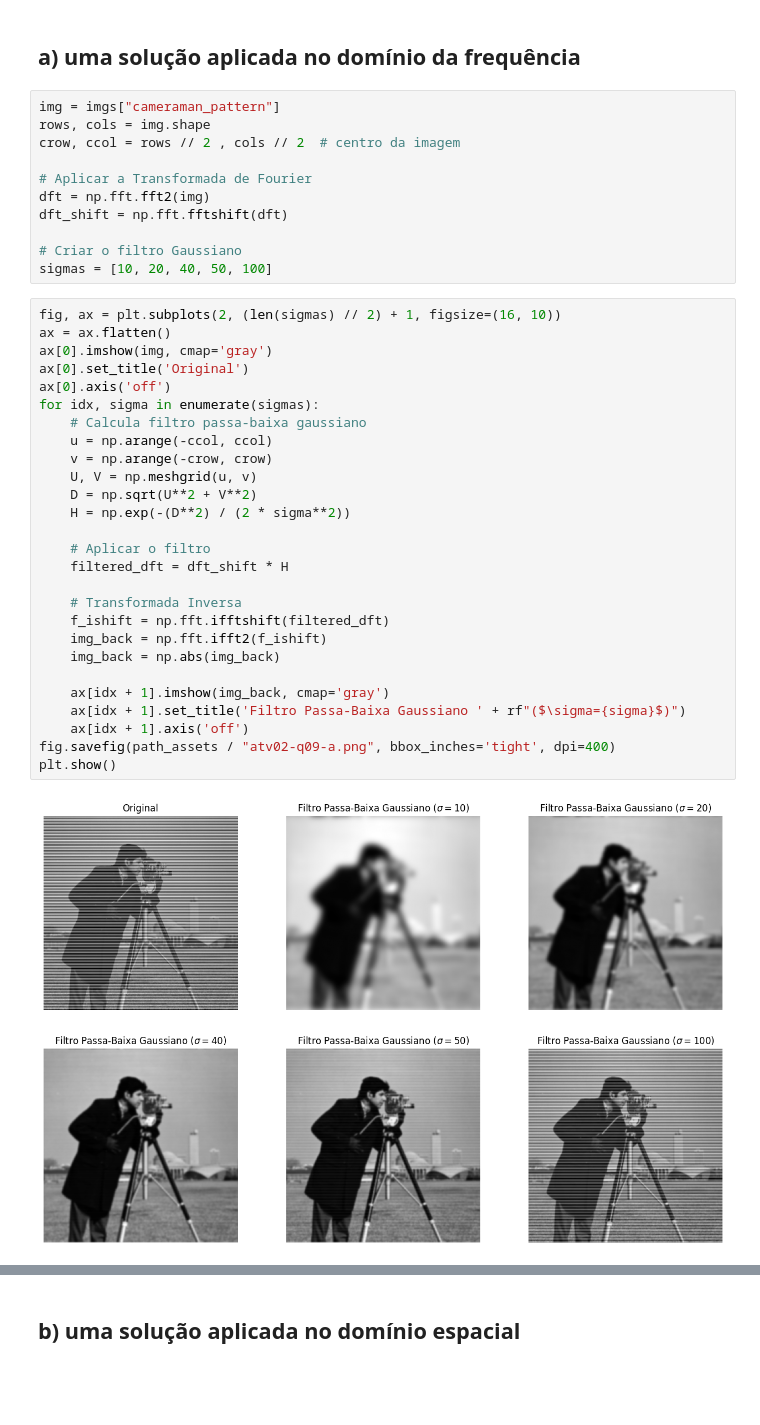
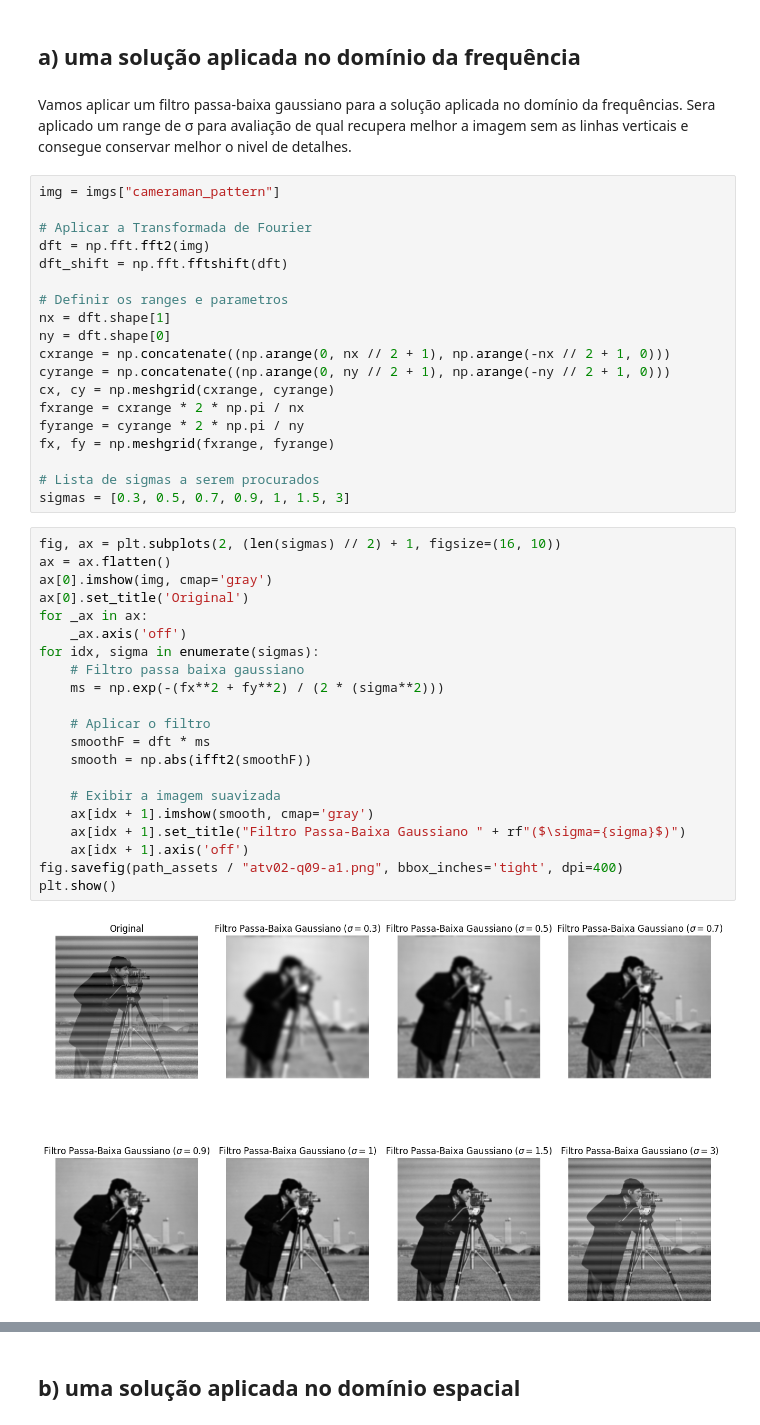
Before and after one commit to Manuelfjr/pdi, a Jupyter notebook: notebooks/03_atv02_code_q09.ipynb, the cells around one changed output, grey strips where cells are left out. Cells and saved outputs as stored; diff of their text form; blank space fills up the shorter version.

```diff
--- a/notebooks/03_atv02_code_q09.ipynb
+++ b/notebooks/03_atv02_code_q09.ipynb
@@ -75,43 +76,47 @@ plt.show()
 [figure]
 # %% [markdown]
 ## a) uma solução aplicada no domínio da frequência
-# %%
-img = imgs["cameraman_pattern"]
-rows, cols = img.shape
-crow, ccol = rows // 2 , cols // 2  # centro da imagem
-
-# Aplicar a Transformada de Fourier
-dft = np.fft.fft2(img)
-dft_shift = np.fft.fftshift(dft)
-
-# Criar o filtro Gaussiano
-sigmas = [10, 20, 40, 50, 100]
+# %% [markdown]
+Vamos aplicar um filtro passa-baixa gaussiano para a solução aplicada no domínio da frequências. Sera aplicado um range de &sigma; para avaliação de qual recupera melhor a imagem sem as linhas verticais e consegue conservar melhor o nivel de detalhes.
+# %%
+img = imgs["cameraman_pattern"]
+
+# Aplicar a Transformada de Fourier
+dft = np.fft.fft2(img)
+dft_shift = np.fft.fftshift(dft)
+
+# Definir os ranges e parametros
+nx = dft.shape[1]
+ny = dft.shape[0]
+cxrange = np.concatenate((np.arange(0, nx // 2 + 1), np.arange(-nx // 2 + 1, 0)))
+cyrange = np.concatenate((np.arange(0, ny // 2 + 1), np.arange(-ny // 2 + 1, 0)))
+cx, cy = np.meshgrid(cxrange, cyrange)
+fxrange = cxrange * 2 * np.pi / nx
+fyrange = cyrange * 2 * np.pi / ny
+fx, fy = np.meshgrid(fxrange, fyrange)
+
+# Lista de sigmas a serem procurados
+sigmas = [0.3, 0.5, 0.7, 0.9, 1, 1.5, 3]
 # %%
 fig, ax = plt.subplots(2, (len(sigmas) // 2) + 1, figsize=(16, 10))
 ax = ax.flatten()
 ax[0].imshow(img, cmap='gray')
 ax[0].set_title('Original')
-ax[0].axis('off')
+for _ax in ax:
+    _ax.axis('off')
 for idx, sigma in enumerate(sigmas):
-    # Calcula filtro passa-baixa gaussiano
-    u = np.arange(-ccol, ccol)
-    v = np.arange(-crow, crow)
-    U, V = np.meshgrid(u, v)
-    D = np.sqrt(U**2 + V**2)
-    H = np.exp(-(D**2) / (2 * sigma**2))
+    # Filtro passa baixa gaussiano
+    ms = np.exp(-(fx**2 + fy**2) / (2 * (sigma**2)))
 
     # Aplicar o filtro
-    filtered_dft = dft_shift * H
+    smoothF = dft * ms
+    smooth = np.abs(ifft2(smoothF))
 
-    # Transformada Inversa
-    f_ishift = np.fft.ifftshift(filtered_dft)
-    img_back = np.fft.ifft2(f_ishift)
-    img_back = np.abs(img_back)
-
-    ax[idx + 1].imshow(img_back, cmap='gray')
-    ax[idx + 1].set_title('Filtro Passa-Baixa Gaussiano ' + rf"($\sigma={sigma}$)")
+    # Exibir a imagem suavizada
+    ax[idx + 1].imshow(smooth, cmap='gray')
+    ax[idx + 1].set_title("Filtro Passa-Baixa Gaussiano " + rf"($\sigma={sigma}$)")
     ax[idx + 1].axis('off')
-fig.savefig(path_assets / "atv02-q09-a.png", bbox_inches='tight', dpi=400)
+fig.savefig(path_assets / "atv02-q09-a1.png", bbox_inches='tight', dpi=400)
 plt.show()
 # %% [output]
-[figure, old version]
+[figure, new version]
```
Also changed, not shown: parts of 3 cells of this notebook, 3 other files.
